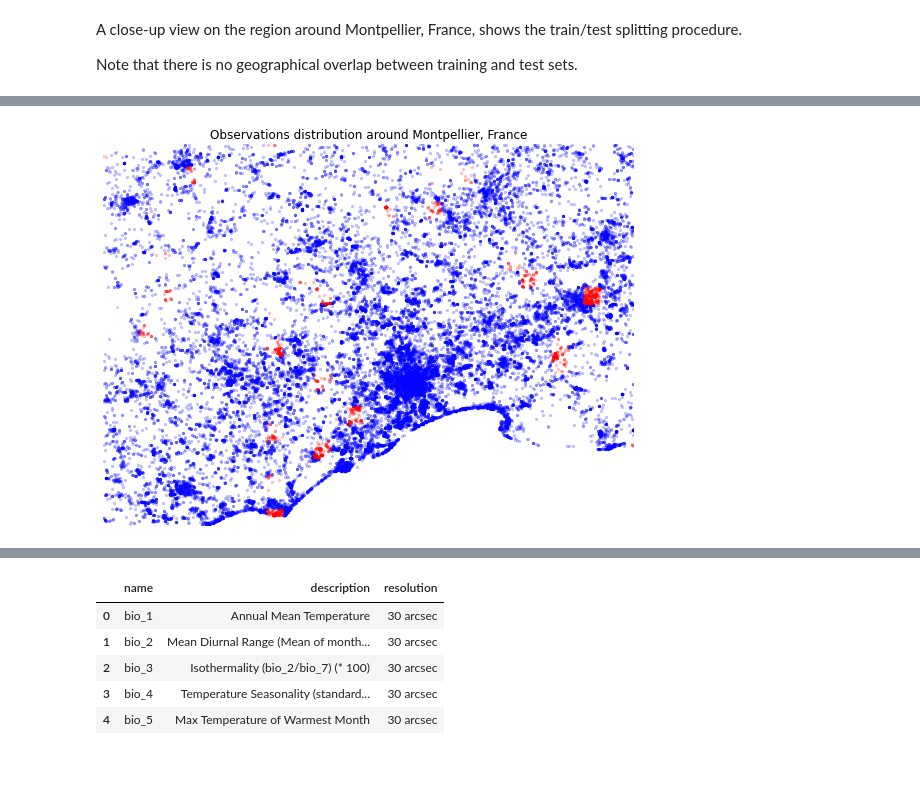
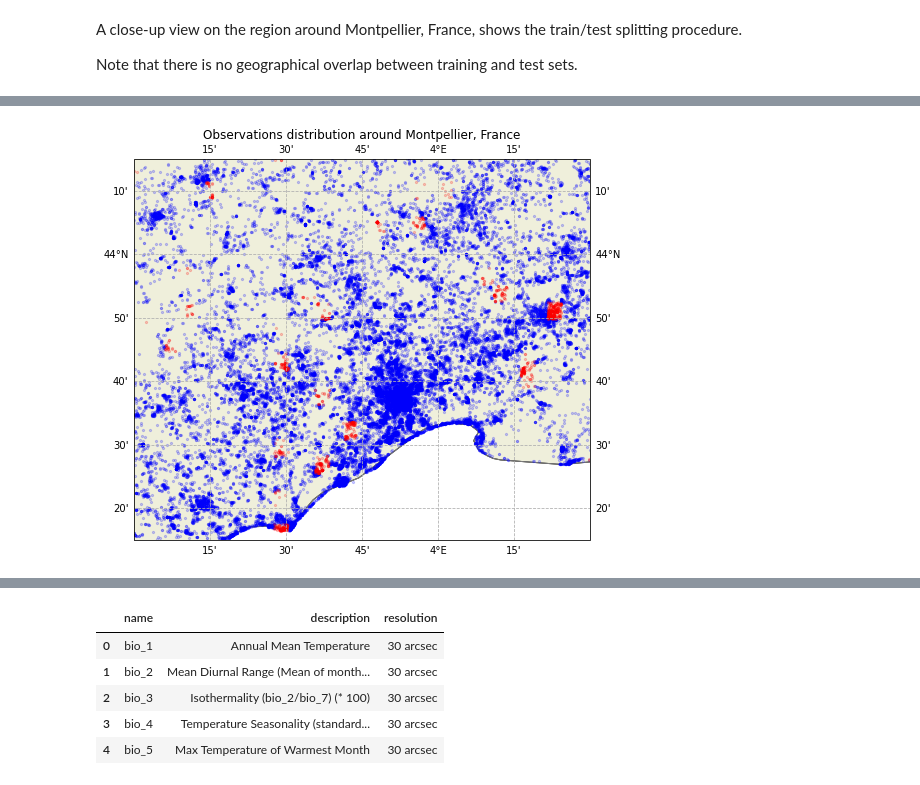
Before and after one commit to plantnet/GeoLifeCLEF, a Jupyter notebook: notebooks/Getting started - Data loading and visualization.ipynb, the cells around one changed output, grey strips where cells are left out. Saved outputs shown, nothing was run; the diff lists cells and outputs as text; code cells hidden in the pictures.

```diff
--- a/notebooks/Getting started - Data loading and visualization.ipynb
+++ b/notebooks/Getting started - Data loading and visualization.ipynb
@@ -165,16 +131,27 @@ Text(0.5, 1.0, 'Observations distribution around Montpellier, France')
-# %%
-fig, ax = plt.subplots(figsize=(9.5, 7))
-
-kwargs = {
-    "alpha": 0.2,
-    "s": 5,
-}
-df_zoom = select_samples_around_point(df_fr, 3, 4.5, 43.25, 44.25)
-df_zoom_test = select_samples_around_point(df_fr_test, 3, 4.5, 43.25, 44.25)
-
-ax = fig.gca()
-plot_observations_distribution(ax, df_zoom, df_zoom_test, **kwargs)
-ax.set_title("Observations distribution around Montpellier, France")
-fig.savefig("GLC/images/train_test_split.png", bbox_inches="tight", dpi=100, facecolor="white")
-# %% [output]
-[figure, removed]
+# %%
+def select_samples_around_point(df_obs, lon_min, lon_max, lat_min, lat_max):
+    ind = (
+        (lon_min <= df_obs.longitude) & (df_obs.longitude <= lon_max)
+        & (lat_min <= df_obs.latitude) & (df_obs.latitude <= lat_max)
+    )
+    return df_obs[ind]
+
+
+extent = [3, 4.5, 43.25, 44.25]
+
+fig = plt.figure(figsize=(9.5, 7))
+ax = plot_map(extent=extent)
+
+df_obs_zoom = select_samples_around_point(df_obs_fr, *extent)
+df_obs_zoom_test = select_samples_around_point(df_obs_fr_test, *extent)
+
+kwargs = {
+    "alpha": 0.2,
+    "s": 5,
+}
+plot_observations_distribution(ax, df_obs_zoom, df_obs_zoom_test, **kwargs)
+ax.set_title("Observations distribution around Montpellier, France")
+
+fig.savefig("../images/train_test_split.png", bbox_inches="tight", dpi=100, facecolor="white")
+# %% [output]
+[figure, added]
```
Also changed, not shown: parts of 24 cells of this notebook, 9 other files.
